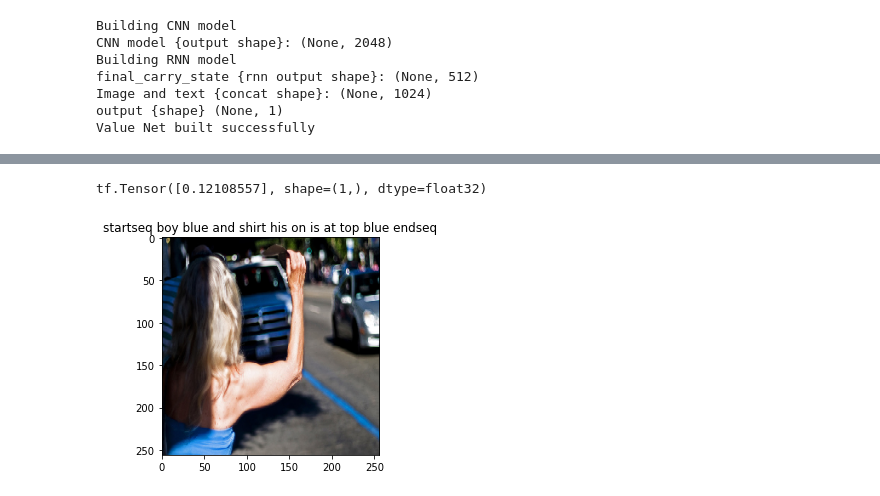
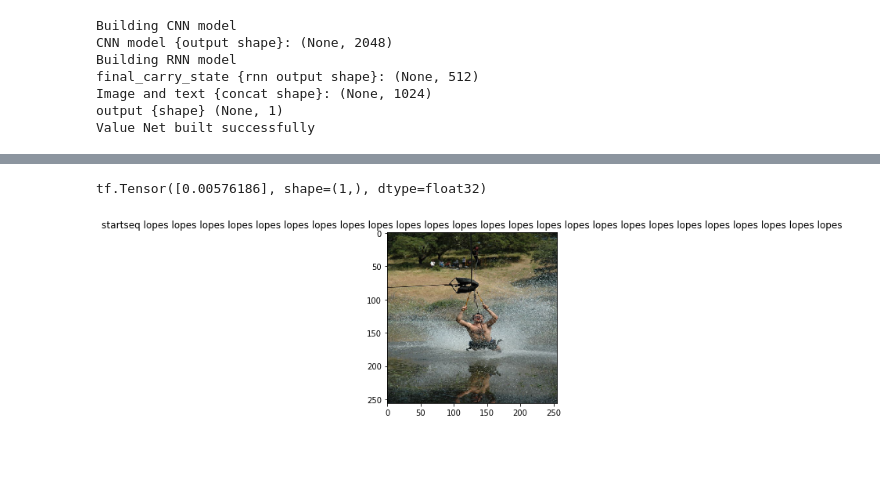
Before and after one commit to viswambhar-yasa/image_captioning, a Jupyter notebook: training_value_net.ipynb, the cells around one changed output, grey strips where cells are left out. Saved outputs shown, nothing was run; the diff lists cells and outputs as text; code cells hidden in the pictures; blank space fills up the shorter version.

```diff
--- a/training_value_net.ipynb
+++ b/training_value_net.ipynb
@@ -394,5 +188,5 @@ actor_model.load_weights('/content/drive/MyDrive/Kaggle/policy_net_weights_800.h
 # %%
-tokenizer = tf.keras.preprocessing.text.Tokenizer(num_words=8400,oov_token='<unknw>')
+tokenizer = tf.keras.preprocessing.text.Tokenizer(num_words=8360,oov_token='<unknw>')
 tokenizer.fit_on_texts(caption_list)
 # %%
 word_index=tokenizer.word_index
@@ -404,5 +198,5 @@ trn_dataset_whole = captions_generation_reward(token_cap_dic, vocab_size, image_
 # %%
-reward_model = Caption_model_gen(NET='reward', vocab_size=8400, Embed_Size=512, max_length=25,display=True)
+reward_model = Caption_model_gen(NET='reward', vocab_size=8360, Embed_Size=512, max_length=25,display=True)
 #actor_model.summary()
 #reward_model.compile(loss=reward_net_loss,                   optimizer=tf.keras.optimizers.Adam(learning_rate=0.001),                    metrics=['accuracy'])
 # %% [output]
@@ -414,4 +208,4 @@ Image feature vector shape: (None, 512)
 Text sequence vector shape: (None, 512)
 Reward Net built successfully
 # %%
-reward_model.load_weights('/content/drive/MyDrive/Kaggle/final_reward_net_weights_all.h5')
+reward_model.load_weights('/content/drive/MyDrive/Kaggle/policy_net_weights_xception_lstm.h5')
@@ -429,14 +225,6 @@ output {shape} (None, 1)
 Value Net built successfully
 # %%
 inputs = next(iter(trn_dataset))
-# %%
-def Rewards(reward_model,input):
-    visEmbeds, semEmbeds = reward_model(input)
-    inner_product = tf.reduce_sum(tf.multiply(visEmbeds, semEmbeds), axis=1)
-    norm1 = tf.sqrt(tf.reduce_sum(tf.square(visEmbeds), axis=1))
-    norm2 = tf.sqrt(tf.reduce_sum(tf.square(semEmbeds), axis=1))
-    cos = inner_product / (norm1 * norm2)
-    return cos
 # %%
 r=Rewards(reward_model,inputs)
 print(r)
@@ -445,15 +233,15 @@ tf.Tensor([0.06292491 0.14093922 0.01369727 0.00106307 0.2176241 ], shape=(5,),
 # %%
-test_img=list(test_cap_tok.keys())[0]
+test_img=list(test_cap_tok.keys())[50]
 test_photo = load_preprocess_img(image_pth_rt + test_img)
 cap=caption_greedy(actor_model,test_photo,tokenizer,word_index)
 plt.imshow(test_photo)
 plt.title(cap)
 tokenization=tokenizer.texts_to_sequences([cap])
 seq_cap=tf.keras.preprocessing.sequence.pad_sequences(tokenization, maxlen=25,
                                                                             padding='post')
 input_ds=[tf.expand_dims(test_photo,axis=0),seq_cap]
 reward=Rewards(reward_model,input_ds)
 print(reward)
 # %% [output]
-tf.Tensor([0.12108557], shape=(1,), dtype=float32)
+tf.Tensor([0.00576186], shape=(1,), dtype=float32)
-[figure, old version]
+[figure, new version]
```
Also changed, not shown: parts of 33 cells of this notebook.
